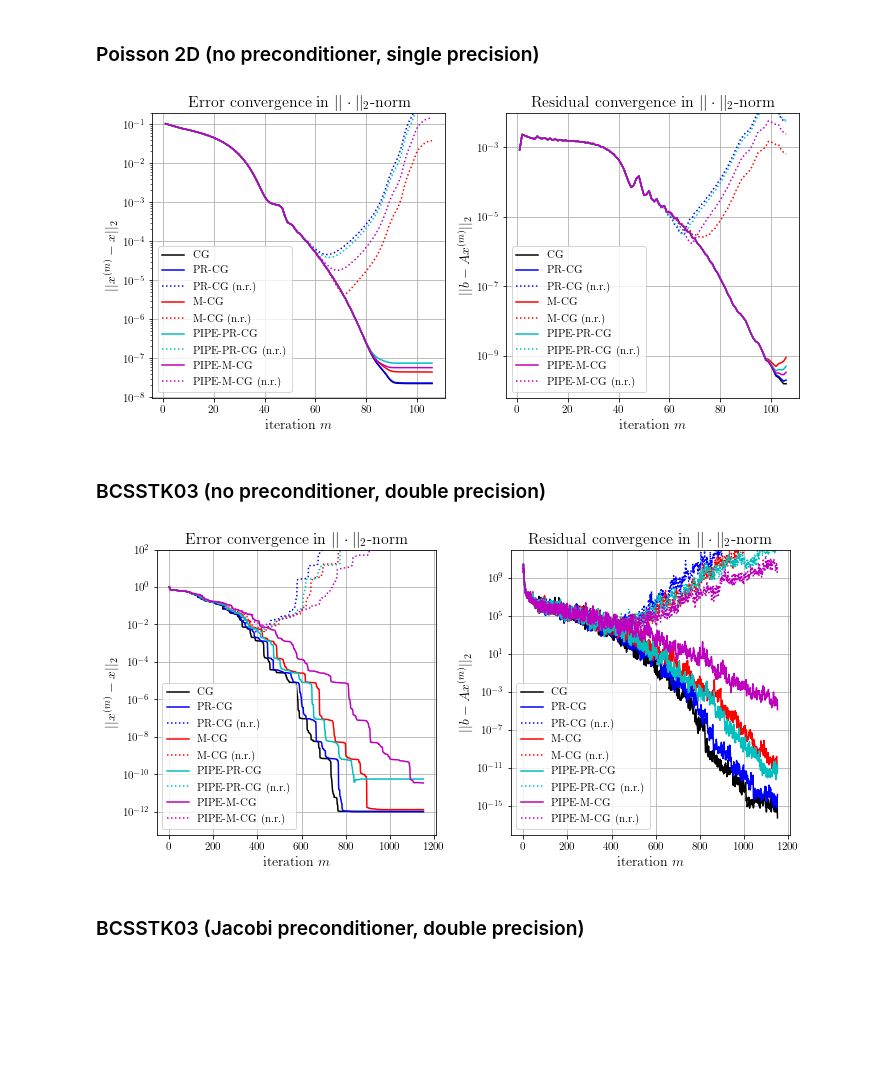
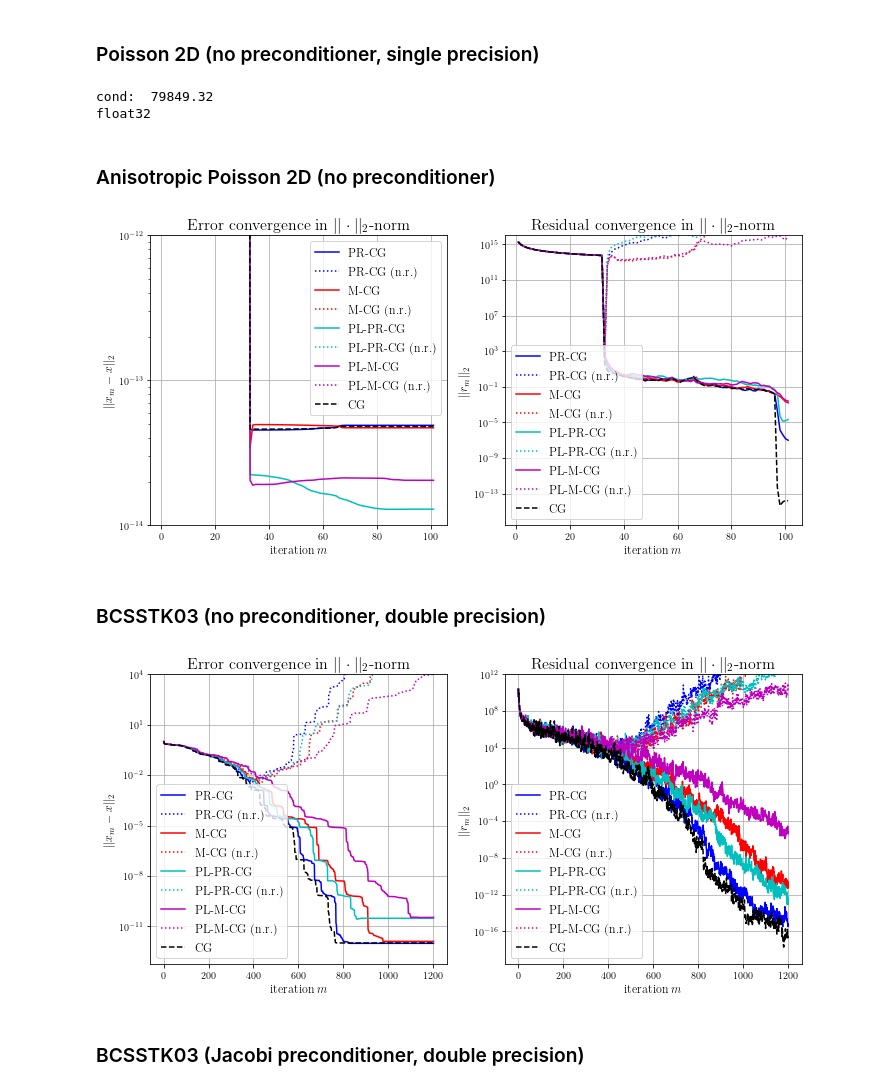
Before and after one commit to juliusgh/PR-CG, a Jupyter notebook: experiments.ipynb, the cells around one changed output. Saved outputs shown, nothing was run; the diff lists cells and outputs as text; code cells hidden in the pictures; blank space fills up the shorter version.

```diff
--- a/experiments.ipynb
+++ b/experiments.ipynb
@@ -17,19 +17,19 @@ if latex_plots:
     matplotlib.rcParams.update({
         "pgf.texsystem": "pdflatex",
         'font.family': 'serif',
+        'font.size' : 14,
         'text.usetex': True,
         'pgf.rcfonts': False,
-        'font.size': '11'
     })
 
-variants = ['cg', 'pr_cg', 'p_cg', 'mpr_cg', 'mp_cg', 'pipe_pr_cg', 'pipe_p_cg', 'pipe_mpr_cg', 'pipe_mp_cg']
-labels = ['CG', 'PR-CG', 'PR-CG (n.r.)', 'M-CG', 'M-CG (n.r.)', 'PIPE-PR-CG', 'PIPE-PR-CG (n.r.)', 'PIPE-M-CG', 'PIPE-M-CG (n.r.)']
-styles = ['k', 'b', 'b:', 'r', 'r:', 'c', 'c:', 'm', 'm:']
+variants = ['pr_cg', 'p_cg', 'mpr_cg', 'mp_cg', 'pl_pr_cg', 'pl_p_cg', 'pl_mpr_cg', 'pl_mp_cg', 'cg']
+labels = ['PR-CG', 'PR-CG (n.r.)', 'M-CG', 'M-CG (n.r.)', 'PL-PR-CG', 'PL-PR-CG (n.r.)', 'PL-M-CG', 'PL-M-CG (n.r.)', 'CG']
+styles = ['b', 'b:', 'r', 'r:', 'c', 'c:', 'm', 'm:', 'k--']
 
 def convergence_plots(A, b, x0, x_exact, preconditioner=lambda x:x, max_iter=1000):
     fig, ax = plt.subplots(1, 2, figsize=[10, 5])
     for variant, label, style in zip(variants, labels, styles):
-        x, xm, rm = cg.pcg(A, b, x0, preconditioner, max_iter=max_iter, eps=0.0, variant=variant)
+        x, xm, rm = cg.pcg(A, b, x0, preconditioner, max_iter=max_iter, eps=0, variant=variant)
         em = xm - x_exact
         e_2norm = np.linalg.norm(em, axis=1)
         e_Anorm = np.apply_along_axis(lambda e: np.sqrt(e.T @ A @ e), 1, em)
@@ -38,14 +38,14 @@ def convergence_plots(A, b, x0, x_exact, preconditioner=lambda x:x, max_iter=100
         m = np.arange(1,len(xm)+1)
         ax[0].semilogy(m, e_2norm, style, label=label)
         ax[1].semilogy(m, r_2norm, style, label=label)
-    ax[0].legend()
-    ax[1].legend()
-    ax[0].set_xlabel('iteration $m$', fontsize=14)
-    ax[1].set_xlabel('iteration $m$', fontsize=14)
-    ax[0].set_ylabel('$||x^{(m)} - x||_2$', fontsize=14)
-    ax[1].set_ylabel('$||b - A x^{(m)}||_2$', fontsize=14)
-    ax[0].set_title('Error convergence in $||\cdot||_2$-norm', fontsize=16)
-    ax[1].set_title('Residual convergence in $||\cdot||_2$-norm', fontsize=16)
+    ax[0].legend(fontsize=12)
+    ax[1].legend(fontsize=12)
+    ax[0].set_xlabel('iteration $m$', fontsize=16)
+    ax[1].set_xlabel('iteration $m$', fontsize=16)
+    ax[0].set_ylabel('$||x_m - x||_2$', fontsize=16)
+    ax[1].set_ylabel('$||r_m||_2$', fontsize=16)
+    ax[0].set_title('Error convergence in $||\cdot||_2$-norm', fontsize=18)
+    ax[1].set_title('Residual convergence in $||\cdot||_2$-norm', fontsize=18)
     ax[0].grid()
     ax[1].grid()
     return fig, ax
@@ -74,27 +75,38 @@ plt.savefig('plots/poisson2d_double.pdf')
 # %% [markdown]
 ### Poisson 2D (no preconditioner, single precision)
+# %%
+A, b, x_exact, x0 = setup.poisson_2d(n=64, dtype=np.float32, k1=1.0, k2=1.0)
+print('cond: ', np.linalg.cond(A.toarray(), 'fro'))
+print(A.dtype)
+fig, ax = convergence_plots(A, b, x0, x_exact, max_iter=125)
+plt.tight_layout()
+plt.savefig('plots/poisson2d_single.pdf')
+# %% [output]
+cond:  79849.32
+float32
+# %% [markdown]
+### Anisotropic Poisson 2D (no preconditioner)
 # %%
-A, b, x_exact, x0 = setup.poisson_2d(n=64, dtype=np.float32)
-
-fig, ax = convergence_plots(A, b, x0, x_exact, max_iter=105)
-ax[0].set_ylim([None, 0.2])
-ax[1].set_ylim([None, 1e-2])
+A, b, x_exact, x0 = setup.poisson_2d(n=64, k1=1e16, k2=1.0)
+fig, ax = convergence_plots(A, b, x0, x_exact, max_iter=100)
+ax[0].set_ylim([1e-14, 1e-12])
+ax[1].set_ylim([None, 1e16])
 plt.tight_layout()
-plt.savefig('plots/poisson2d_single.pdf')
+plt.savefig('plots/poisson2d_aniso.pdf')
 # %% [output]
-[figure, old version]
+[figure, new version]
 # %% [markdown]
 ### BCSSTK03 (no preconditioner, double precision)
 # %%
 A, b, x_exact, x0 = setup.matrix_market('bcsstk03', np.float64)
 
-fig, ax = convergence_plots(A, b, x0, x_exact, max_iter=1150)
-ax[0].set_ylim([None, 1e2])
+fig, ax = convergence_plots(A, b, x0, x_exact, max_iter=1200)
+ax[0].set_ylim([None, 1e4])
 ax[1].set_ylim([None, 1e12])
 plt.tight_layout()
 plt.savefig('plots/bcsstk03.pdf')
 # %% [output]
-[figure, old version]
+[figure, new version]
 # %% [markdown]
 ### BCSSTK03 (Jacobi preconditioner, double precision)
 # %%
```
Also changed, not shown: parts of 4 cells of this notebook, 10 other files.
